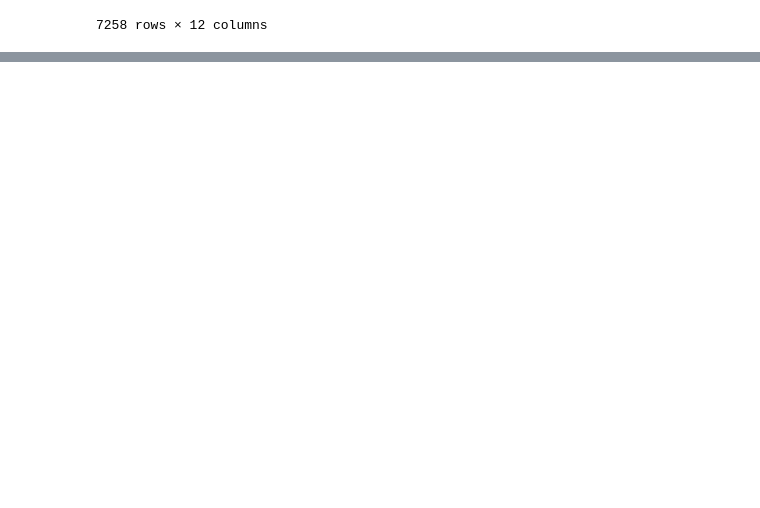
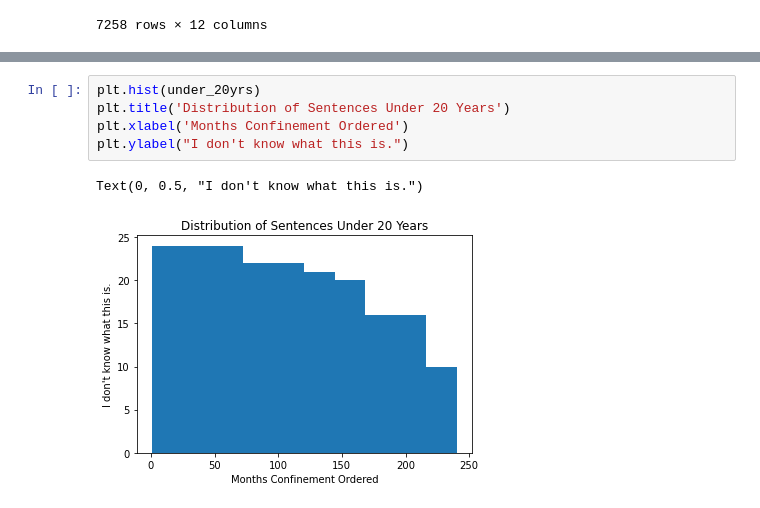
Before and after one commit to jenwhitson/sentencing_project, a Jupyter notebook: notebooks/individual_offender_eda.ipynb, the cells around one changed output, grey strips where cells are left out. Drawn from its saved outputs; the diff is of its cells as text; blank space fills up the shorter version.

```diff
--- a/notebooks/individual_offender_eda.ipynb
+++ b/notebooks/individual_offender_eda.ipynb
@@ -931,0 +1223,8 @@ tn_bio
+# %%
+plt.hist(under_20yrs)
+plt.title('Distribution of Sentences Under 20 Years')
+plt.xlabel('Months Confinement Ordered')
+plt.ylabel("I don't know what this is.")
+# %% [output]
+Text(0, 0.5, "I don't know what this is.")
+[figure, added]
```
Also changed, not shown: parts of 7 cells of this notebook.
